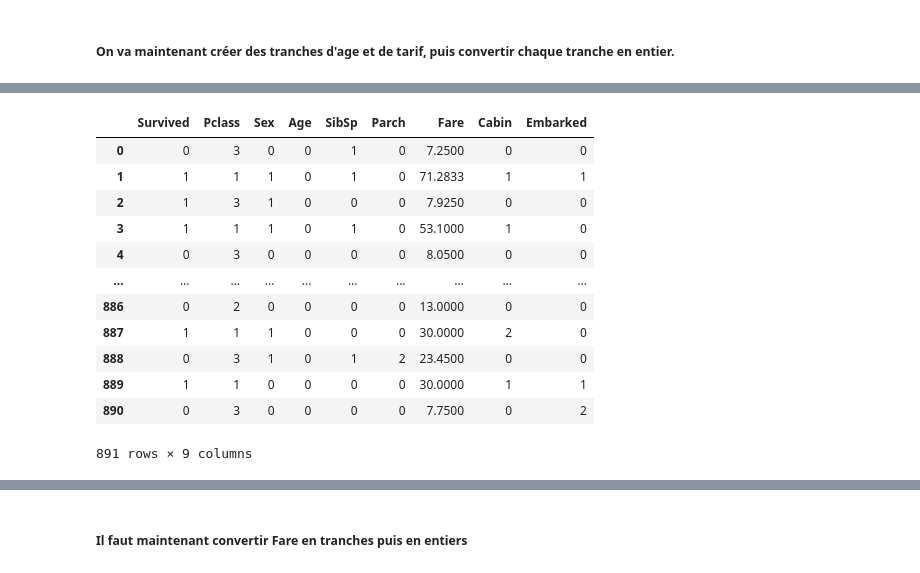
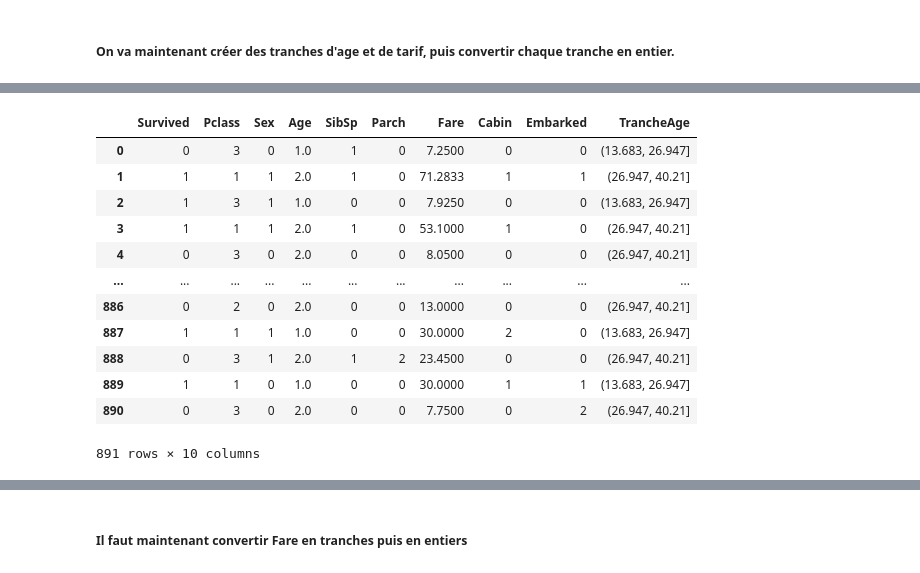
Before and after one commit to matysekf99/titanic_kaggle, a Jupyter notebook: titanic_ml.ipynb, the cells around one changed output, grey strips where cells are left out. Saved outputs shown, nothing was run; the diff lists cells and outputs as text; code cells hidden in the pictures.

```diff
--- a/titanic_ml.ipynb
+++ b/titanic_ml.ipynb
@@ -359,6 +359,3 @@ df_train
 891 rows × 9 columns
 # %% [markdown]
 ##### On va maintenant créer des tranches d'age et de tarif, puis convertir chaque tranche en entier.
-# %%
-df_train['Age'] = df_train['Age'].round().astype(int)
-df_train
@@ -404,0 +390,4 @@ plt.show()
+# %%
+df_train['TrancheAge'] = pd.cut(df_train['Age'], 6)
+df_groupby_age = df_train.groupby('TrancheAge')['Survived'].mean()
+df_groupby_age
@@ -405,22 +403,22 @@ plt.show()
 # %%
-df_train.loc[df_train['Age']<=14,'Age'] = 0
-df_train.loc[(df_train['Age']>14)&(df_train['Age']<=28),'Age'] = 1
-df_train.loc[(df_train['Age']>28)&(df_train['Age']<=42),'Age'] = 2
-df_train.loc[(df_train['Age']>42)&(df_train['Age']<=56),'Age'] = 3
-df_train.loc[(df_train['Age']>56)&(df_train['Age']<=70),'Age'] = 4
-df_train.loc[df_train['Age']>70,'Age'] = 5
+df_train.loc[df_train['Age']<=13.683,'Age'] = 0
+df_train.loc[(df_train['Age']>13.683)&(df_train['Age']<=26.947),'Age'] = 1
+df_train.loc[(df_train['Age']>26.947)&(df_train['Age']<=40.21),'Age'] = 2
+df_train.loc[(df_train['Age']>40.21)&(df_train['Age']<=53.473),'Age'] = 3
+df_train.loc[(df_train['Age']>53.473)&(df_train['Age']<=66.737),'Age'] = 4
+df_train.loc[df_train['Age']>66.737,'Age'] = 5
 df_train
 # %% [output]
-|  | Survived | Pclass | Sex | Age | SibSp | Parch | Fare | Cabin | Embarked |
-| 0 | 0 | 3 | 0 | 0 | 1 | 0 | 7.2500 | 0 | 0 |
-| 1 | 1 | 1 | 1 | 0 | 1 | 0 | 71.2833 | 1 | 1 |
-| 2 | 1 | 3 | 1 | 0 | 0 | 0 | 7.9250 | 0 | 0 |
-| 3 | 1 | 1 | 1 | 0 | 1 | 0 | 53.1000 | 1 | 0 |
-| 4 | 0 | 3 | 0 | 0 | 0 | 0 | 8.0500 | 0 | 0 |
-| ... | ... | ... | ... | ... | ... | ... | ... | ... | ... |
-| 886 | 0 | 2 | 0 | 0 | 0 | 0 | 13.0000 | 0 | 0 |
-| 887 | 1 | 1 | 1 | 0 | 0 | 0 | 30.0000 | 2 | 0 |
-| 888 | 0 | 3 | 1 | 0 | 1 | 2 | 23.4500 | 0 | 0 |
-| 889 | 1 | 1 | 0 | 0 | 0 | 0 | 30.0000 | 1 | 1 |
-| 890 | 0 | 3 | 0 | 0 | 0 | 0 | 7.7500 | 0 | 2 |
+|  | Survived | Pclass | Sex | Age | SibSp | Parch | Fare | Cabin | Embarked | TrancheAge |
+| 0 | 0 | 3 | 0 | 1.0 | 1 | 0 | 7.2500 | 0 | 0 | (13.683, 26.947] |
+| 1 | 1 | 1 | 1 | 2.0 | 1 | 0 | 71.2833 | 1 | 1 | (26.947, 40.21] |
+| 2 | 1 | 3 | 1 | 1.0 | 0 | 0 | 7.9250 | 0 | 0 | (13.683, 26.947] |
+| 3 | 1 | 1 | 1 | 2.0 | 1 | 0 | 53.1000 | 1 | 0 | (26.947, 40.21] |
+| 4 | 0 | 3 | 0 | 2.0 | 0 | 0 | 8.0500 | 0 | 0 | (26.947, 40.21] |
+| ... | ... | ... | ... | ... | ... | ... | ... | ... | ... | ... |
+| 886 | 0 | 2 | 0 | 2.0 | 0 | 0 | 13.0000 | 0 | 0 | (26.947, 40.21] |
+| 887 | 1 | 1 | 1 | 1.0 | 0 | 0 | 30.0000 | 2 | 0 | (13.683, 26.947] |
+| 888 | 0 | 3 | 1 | 2.0 | 1 | 2 | 23.4500 | 0 | 0 | (26.947, 40.21] |
+| 889 | 1 | 1 | 0 | 1.0 | 0 | 0 | 30.0000 | 1 | 1 | (13.683, 26.947] |
+| 890 | 0 | 3 | 0 | 2.0 | 0 | 0 | 7.7500 | 0 | 2 | (26.947, 40.21] |
-891 rows × 9 columns
+891 rows × 10 columns
```
Also changed, not shown: parts of 16 cells of this notebook.
